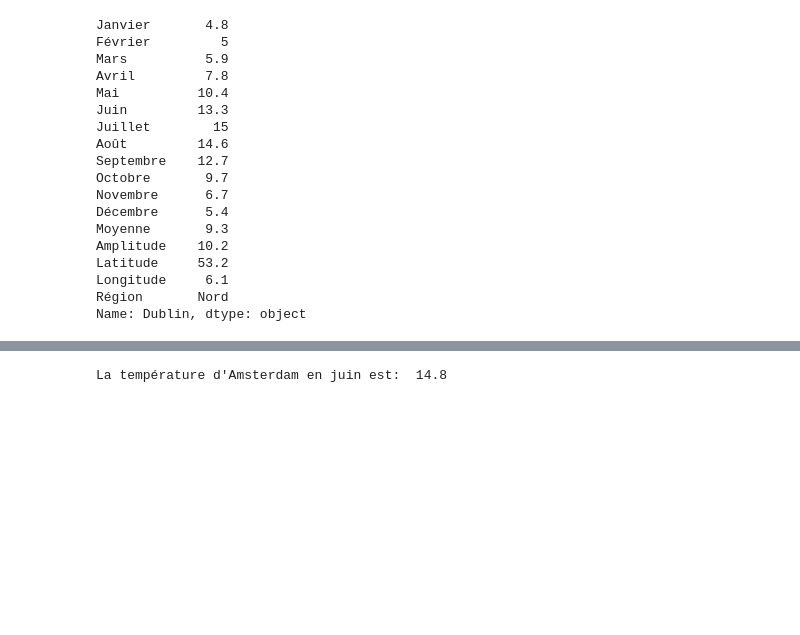
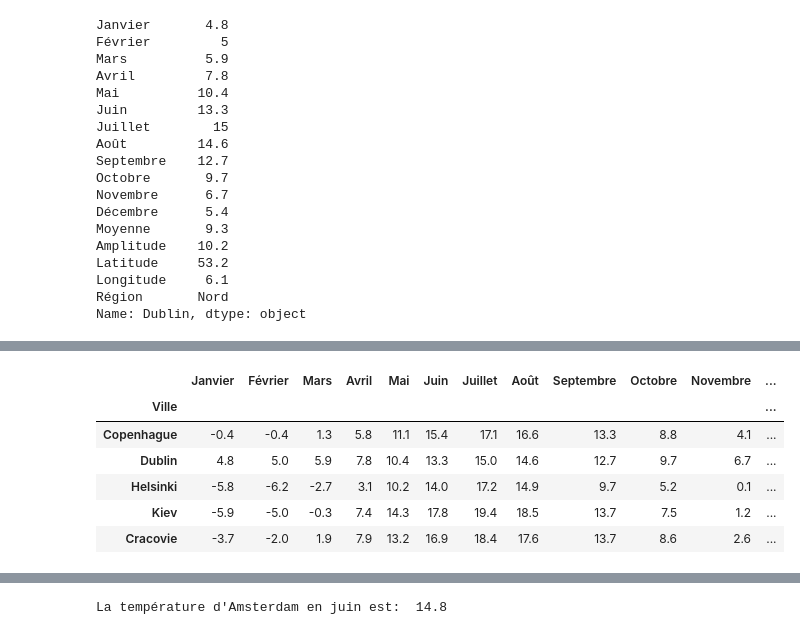
Before and after one commit to mordor-ai/multidim, a Jupyter notebook: colabs/1_Introduction_pandas.ipynb, the cells around one changed output, grey strips where cells are left out. Saved outputs shown, nothing was run; the diff lists cells and outputs as text; code cells hidden in the pictures; blank space fills up the shorter version.

```diff
--- a/colabs/1_Introduction_pandas.ipynb
+++ b/colabs/1_Introduction_pandas.ipynb
@@ -305,0 +363,10 @@ data["Janvier"]['Amsterdam']
+# %%
+data.iloc[5:10, :12]
+# %% [output]
+|  | Janvier | Février | Mars | Avril | Mai | Juin | Juillet | Août | Septembre | Octobre | Novembre | ... |
+| Ville |  |  |  |  |  |  |  |  |  |  |  | ... |
+| Copenhague | -0.4 | -0.4 | 1.3 | 5.8 | 11.1 | 15.4 | 17.1 | 16.6 | 13.3 | 8.8 | 4.1 | ... |
+| Dublin | 4.8 | 5.0 | 5.9 | 7.8 | 10.4 | 13.3 | 15.0 | 14.6 | 12.7 | 9.7 | 6.7 | ... |
+| Helsinki | -5.8 | -6.2 | -2.7 | 3.1 | 10.2 | 14.0 | 17.2 | 14.9 | 9.7 | 5.2 | 0.1 | ... |
+| Kiev | -5.9 | -5.0 | -0.3 | 7.4 | 14.3 | 17.8 | 19.4 | 18.5 | 13.7 | 7.5 | 1.2 | ... |
+| Cracovie | -3.7 | -2.0 | 1.9 | 7.9 | 13.2 | 16.9 | 18.4 | 17.6 | 13.7 | 8.6 | 2.6 | ... |
```
Also changed, not shown: parts of 27 cells of this notebook.
